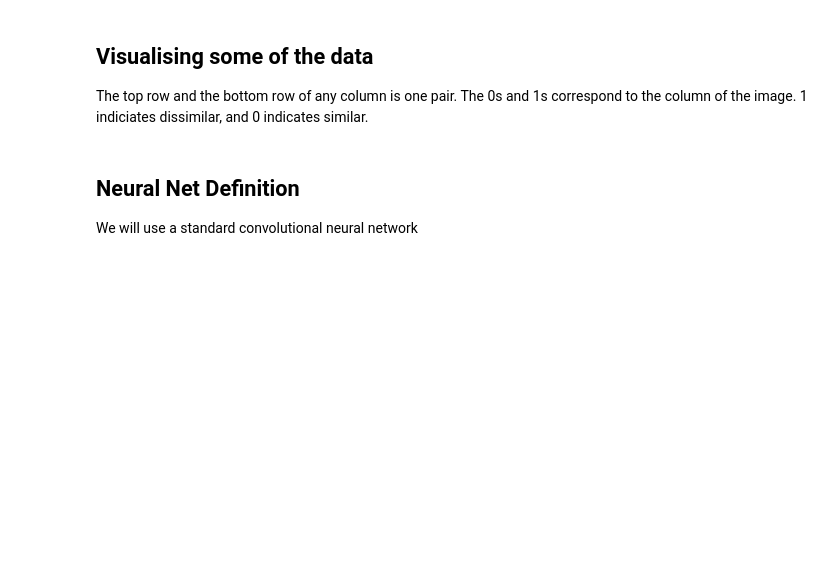
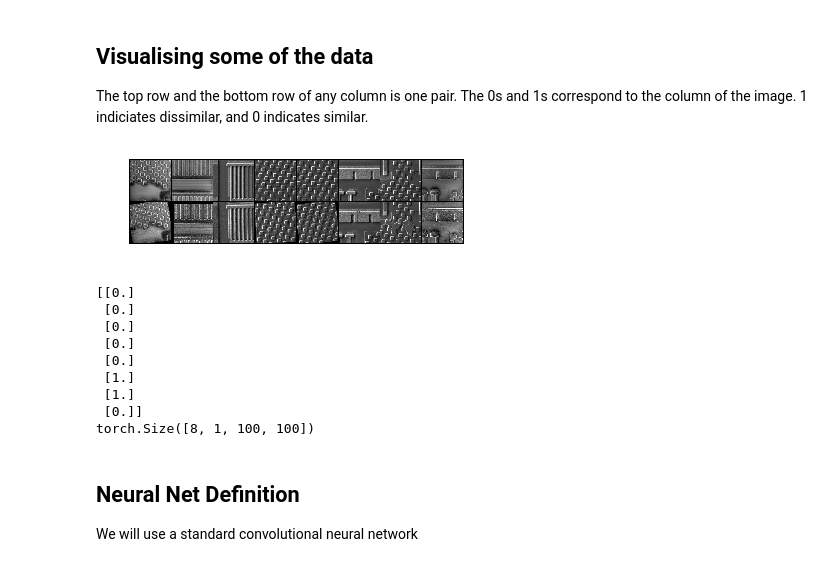
Before and after one commit to ssaru/siamese-network, a Jupyter notebook: Siamese-networks-defect.ipynb, the cells around one changed output. Saved outputs shown, nothing was run; the diff lists cells and outputs as text; code cells hidden in the pictures; blank space fills up the shorter version.

```diff
--- a/Siamese-networks-defect.ipynb
+++ b/Siamese-networks-defect.ipynb
@@ -32,7 +34,7 @@ def imshow(img,text=None,should_save=False):
     if text:
         plt.text(75, 8, text, style='italic',fontweight='bold',
             bbox={'facecolor':'white', 'alpha':0.8, 'pad':10})
-    plt.imshow(np.transpose(npimg, (1, 2, 0)))
+    plt.imshow(np.transpose(npimg, (1, 2, 0)), cmap=plt.cm.gray)
     plt.show()
 
 def show_plot(iteration,loss):
@@ -548,3 +515,27 @@ siamese_dataset = SiameseNetworkDataset(imageFolderDataset=folder_dataset,
+# %%
+from imgaug import augmenters as iaa
+
+
+# Augmentation Demo
+seq = iaa.Sequential([
+            iaa.Resize({"height": 100, "width": 100}),
+            iaa.SomeOf(2, [iaa.Multiply((1, 1.1)),  # change brightness, doesn't affect BBs
+                            iaa.Affine(
+                                translate_px={"x": 5, "y": 5},
+                                scale=(1, 1)
+                            ),  # translate by 40/60px on x/y axis, and scale to 50-70%, affects BBs
+                            iaa.GaussianBlur(sigma=(0.0, 0.1)),
+                            iaa.Affine(rotate=(-10, 10)),
+                            ])
+            #iaa.Sharpen(alpha=(0, 0.0001)),
+            #iaa.Fliplr(0.5)
+            ])
+
+#seq = iaa.Sometimes(0.5, iaa.Crop(percent=(0.4)))
+#seq = iaa.Sequential([iaa.Crop(percent=(0.3))])
+composed = transforms.Compose([Augmenter(seq)])
+
+siamese_dataset = DefectDataset(root=Config.training_dir, transform=composed)
 # %% [markdown]
 ## Visualising some of the data
 The top row and the bottom row of any column is one pair. The 0s and 1s correspond to the column of the image.
@@ -552,15 +543,27 @@ The top row and the bottom row of any column is one pair. The 0s and 1s correspo
 # %%
 vis_dataloader = DataLoader(siamese_dataset,
                         shuffle=True,
-                        num_workers=8,
+                        num_workers=1,
                         batch_size=8)
 dataiter = iter(vis_dataloader)
 
 
 example_batch = next(dataiter)
 concatenated = torch.cat((example_batch[0],example_batch[1]),0)
 imshow(torchvision.utils.make_grid(concatenated))
 print(example_batch[2].numpy())
+print(example_batch[0].shape)
+# %% [output]
+[figure, added]
+[[0.]
+ [0.]
+ [0.]
+ [0.]
+ [0.]
+ [1.]
+ [1.]
+ [0.]]
+torch.Size([8, 1, 100, 100])
 # %% [markdown]
 ## Neural Net Definition
 We will use a standard convolutional neural network
```
Also changed, not shown: parts of 11 cells of this notebook, 2 other files.
